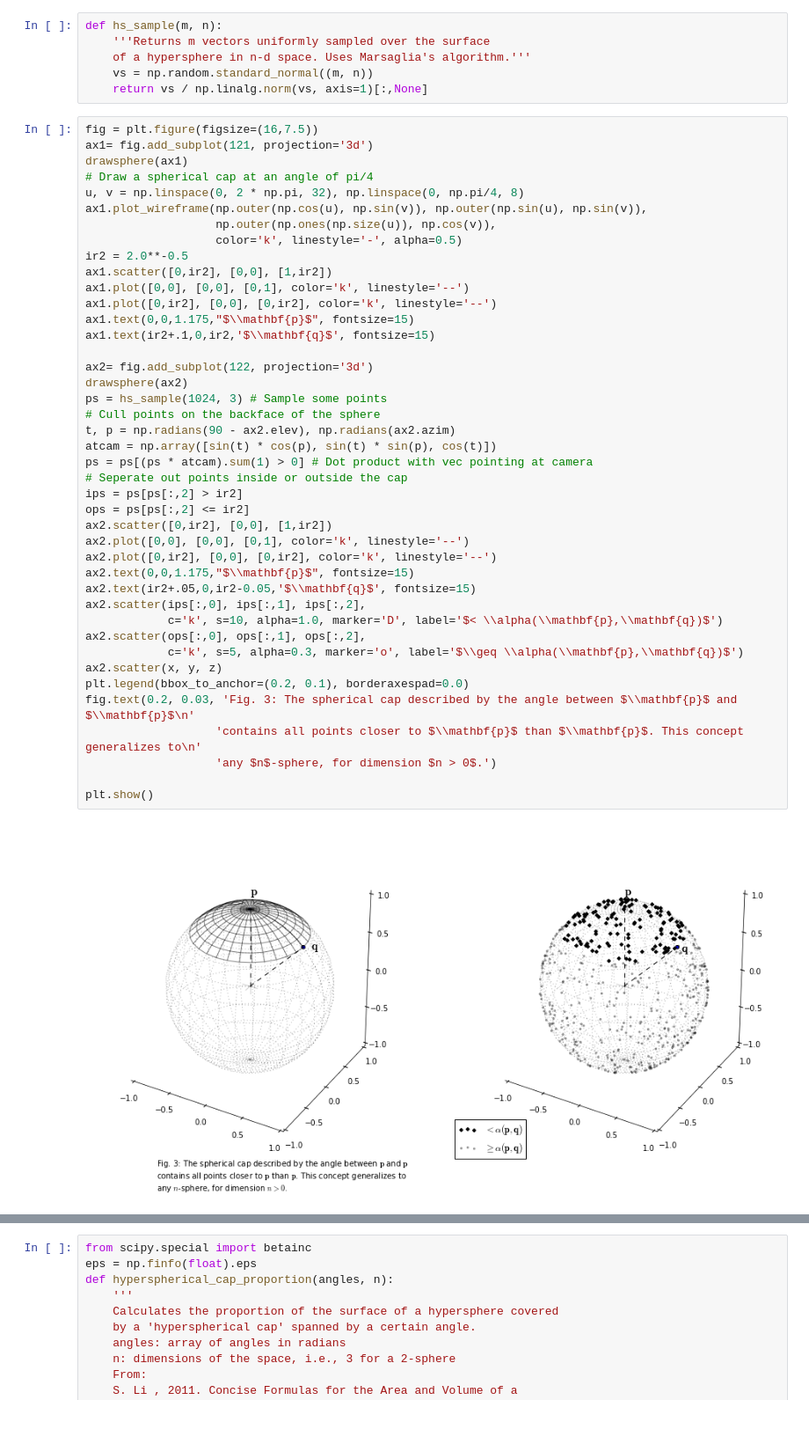
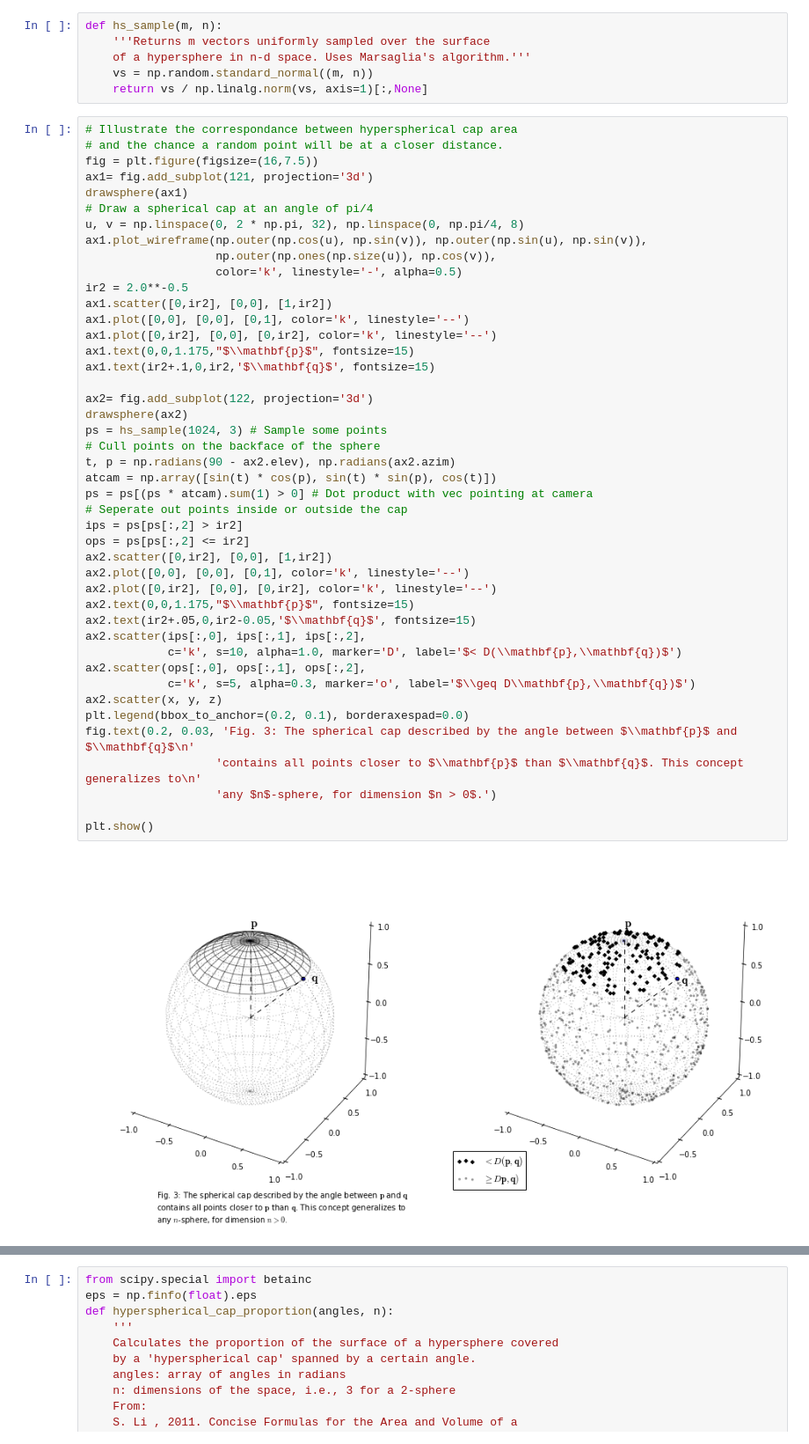
Before and after one commit to sagland/vecassoc, a Jupyter notebook: notebooks/Vector Association.ipynb, the cells around one changed output, grey strips where cells are left out. Shown at 88% size. Cells and saved outputs as stored; diff of their text form.

```diff
--- a/notebooks/Vector Association.ipynb
+++ b/notebooks/Vector Association.ipynb
@@ -160,6 +163,8 @@ def hs_sample(m, n):
     vs = np.random.standard_normal((m, n))
     return vs / np.linalg.norm(vs, axis=1)[:,None]
 # %%
+# Illustrate the correspondance between hyperspherical cap area
+# and the chance a random point will be at a closer distance.
 fig = plt.figure(figsize=(16,7.5))
 ax1= fig.add_subplot(121, projection='3d')
 drawsphere(ax1)
@@ -171,38 +176,38 @@ ax1.plot_wireframe(np.outer(np.cos(u), np.sin(v)), np.outer(np.sin(u), np.sin(v)
 ir2 = 2.0**-0.5
 ax1.scatter([0,ir2], [0,0], [1,ir2])
 ax1.plot([0,0], [0,0], [0,1], color='k', linestyle='--')
 ax1.plot([0,ir2], [0,0], [0,ir2], color='k', linestyle='--')
 ax1.text(0,0,1.175,"$\\mathbf{p}$", fontsize=15)
 ax1.text(ir2+.1,0,ir2,'$\\mathbf{q}$', fontsize=15)
 
 ax2= fig.add_subplot(122, projection='3d')
 drawsphere(ax2)
 ps = hs_sample(1024, 3) # Sample some points
 # Cull points on the backface of the sphere
 t, p = np.radians(90 - ax2.elev), np.radians(ax2.azim)
 atcam = np.array([sin(t) * cos(p), sin(t) * sin(p), cos(t)])
 ps = ps[(ps * atcam).sum(1) > 0] # Dot product with vec pointing at camera
 # Seperate out points inside or outside the cap
 ips = ps[ps[:,2] > ir2]
 ops = ps[ps[:,2] <= ir2]
 ax2.scatter([0,ir2], [0,0], [1,ir2])
 ax2.plot([0,0], [0,0], [0,1], color='k', linestyle='--')
 ax2.plot([0,ir2], [0,0], [0,ir2], color='k', linestyle='--')
 ax2.text(0,0,1.175,"$\\mathbf{p}$", fontsize=15)
 ax2.text(ir2+.05,0,ir2-0.05,'$\\mathbf{q}$', fontsize=15)
 ax2.scatter(ips[:,0], ips[:,1], ips[:,2],
-            c='k', s=10, alpha=1.0, marker='D', label='$< \\alpha(\\mathbf{p},\\mathbf{q})$')
+            c='k', s=10, alpha=1.0, marker='D', label='$< D(\\mathbf{p},\\mathbf{q})$')
 ax2.scatter(ops[:,0], ops[:,1], ops[:,2],
-            c='k', s=5, alpha=0.3, marker='o', label='$\\geq \\alpha(\\mathbf{p},\\mathbf{q})$')
+            c='k', s=5, alpha=0.3, marker='o', label='$\\geq D\\mathbf{p},\\mathbf{q})$')
 ax2.scatter(x, y, z)
 plt.legend(bbox_to_anchor=(0.2, 0.1), borderaxespad=0.0)
-fig.text(0.2, 0.03, 'Fig. 3: The spherical cap described by the angle between $\\mathbf{p}$ and $\\mathbf{p}$\n'
-                   'contains all points closer to $\\mathbf{p}$ than $\\mathbf{p}$. This concept generalizes to\n'
+fig.text(0.2, 0.03, 'Fig. 3: The spherical cap described by the angle between $\\mathbf{p}$ and $\\mathbf{q}$\n'
+                   'contains all points closer to $\\mathbf{p}$ than $\\mathbf{q}$. This concept generalizes to\n'
                    'any $n$-sphere, for dimension $n > 0$.')
 
 plt.show()
 # %% [output]
-[figure, old version]
+[figure, new version]
 # %% [markdown]
 [Li (2011)](http://scialert.net/fulltext/?doi=ajms.2011.66.70&org=11) provides a concise formula for calculating the area of a hyperspherical cap with an angle $0 < \theta < \frac{\pi}{2}$.
 
```
Also changed, not shown: parts of 25 cells of this notebook.
